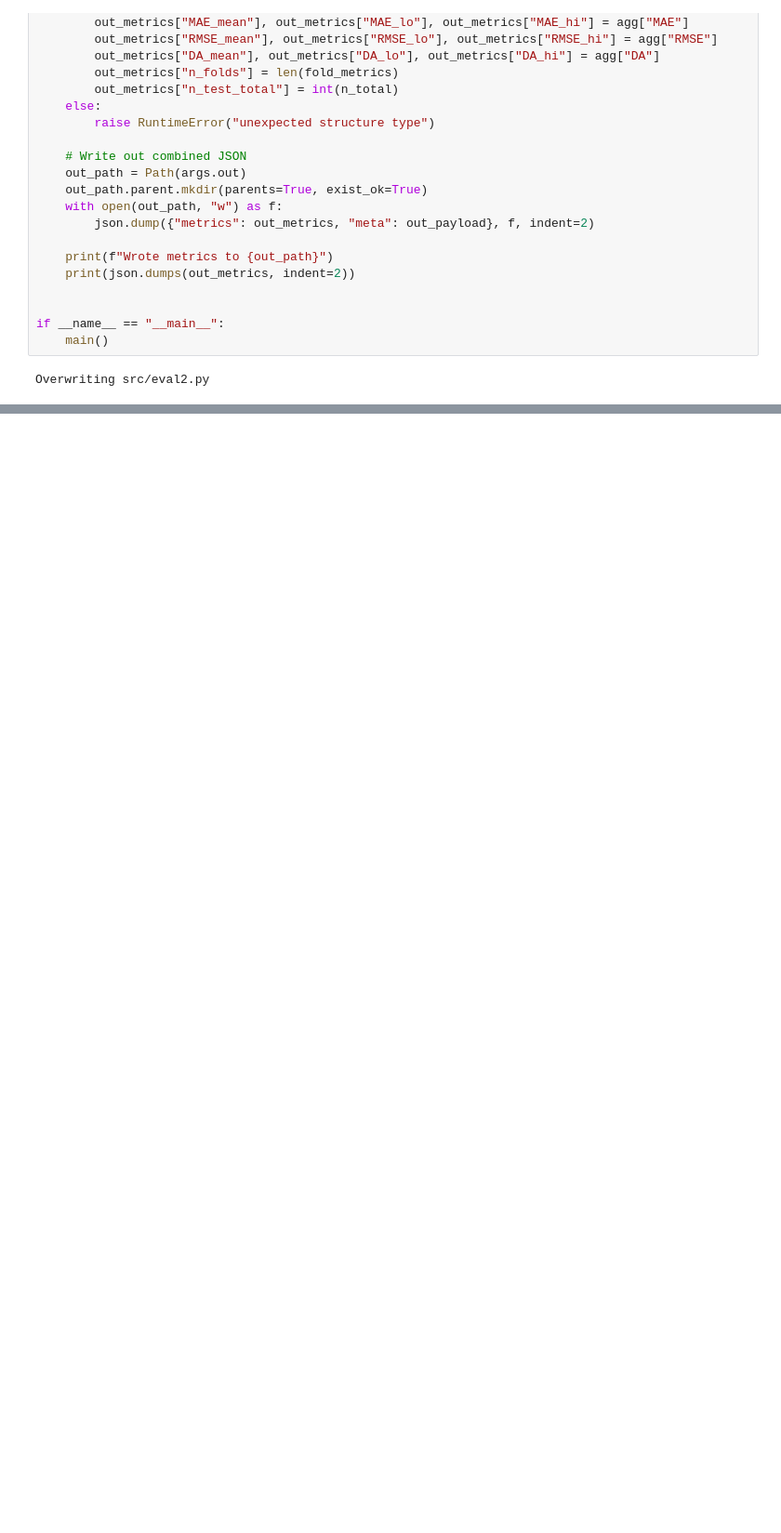
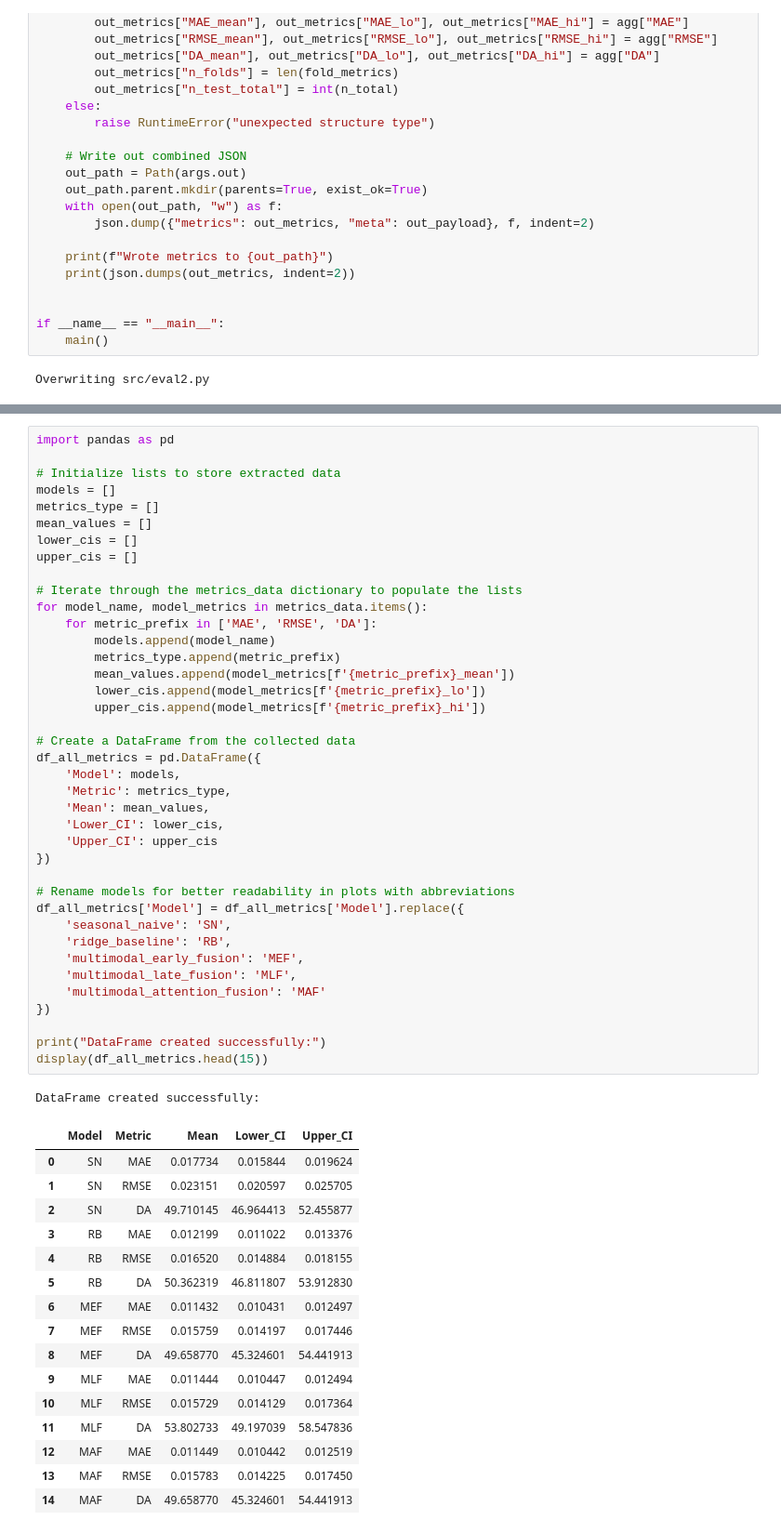
Before and after one commit to Soumabha4444/MLBA_Project_57C, a Jupyter notebook: Stock_Forecasting_Multimodal.ipynb, the cells around one changed output, grey strips where cells are left out. Shown: that part at 93% size. Cells and saved outputs as stored; diff of their text form; blank space fills up the shorter version.

```diff
--- a/Stock_Forecasting_Multimodal.ipynb
+++ b/Stock_Forecasting_Multimodal.ipynb
@@ -2104,0 +3177,57 @@ Wrote metrics to outputs/multimodal_lstm_metrics.json
+# %%
+import pandas as pd
+
+# Initialize lists to store extracted data
+models = []
+metrics_type = []
+mean_values = []
+lower_cis = []
+upper_cis = []
+
+# Iterate through the metrics_data dictionary to populate the lists
+for model_name, model_metrics in metrics_data.items():
+    for metric_prefix in ['MAE', 'RMSE', 'DA']:
+        models.append(model_name)
+        metrics_type.append(metric_prefix)
+        mean_values.append(model_metrics[f'{metric_prefix}_mean'])
+        lower_cis.append(model_metrics[f'{metric_prefix}_lo'])
+        upper_cis.append(model_metrics[f'{metric_prefix}_hi'])
+
+# Create a DataFrame from the collected data
+df_all_metrics = pd.DataFrame({
+    'Model': models,
+    'Metric': metrics_type,
+    'Mean': mean_values,
+    'Lower_CI': lower_cis,
+    'Upper_CI': upper_cis
+})
+
+# Rename models for better readability in plots with abbreviations
+df_all_metrics['Model'] = df_all_metrics['Model'].replace({
+    'seasonal_naive': 'SN',
+    'ridge_baseline': 'RB',
+    'multimodal_early_fusion': 'MEF',
+    'multimodal_late_fusion': 'MLF',
+    'multimodal_attention_fusion': 'MAF'
+})
+
+print("DataFrame created successfully:")
+display(df_all_metrics.head(15))
+# %% [output]
+DataFrame created successfully:
+|  | Model | Metric | Mean | Lower_CI | Upper_CI |
+| 0 | SN | MAE | 0.017734 | 0.015844 | 0.019624 |
+| 1 | SN | RMSE | 0.023151 | 0.020597 | 0.025705 |
+| 2 | SN | DA | 49.710145 | 46.964413 | 52.455877 |
+| 3 | RB | MAE | 0.012199 | 0.011022 | 0.013376 |
+| 4 | RB | RMSE | 0.016520 | 0.014884 | 0.018155 |
+| 5 | RB | DA | 50.362319 | 46.811807 | 53.912830 |
+| 6 | MEF | MAE | 0.011432 | 0.010431 | 0.012497 |
+| 7 | MEF | RMSE | 0.015759 | 0.014197 | 0.017446 |
+| 8 | MEF | DA | 49.658770 | 45.324601 | 54.441913 |
+| 9 | MLF | MAE | 0.011444 | 0.010447 | 0.012494 |
+| 10 | MLF | RMSE | 0.015729 | 0.014129 | 0.017364 |
+| 11 | MLF | DA | 53.802733 | 49.197039 | 58.547836 |
+| 12 | MAF | MAE | 0.011449 | 0.010442 | 0.012519 |
+| 13 | MAF | RMSE | 0.015783 | 0.014225 | 0.017450 |
+| 14 | MAF | DA | 49.658770 | 45.324601 | 54.441913 |
```
Also changed, not shown: parts of 26 cells of this notebook.
